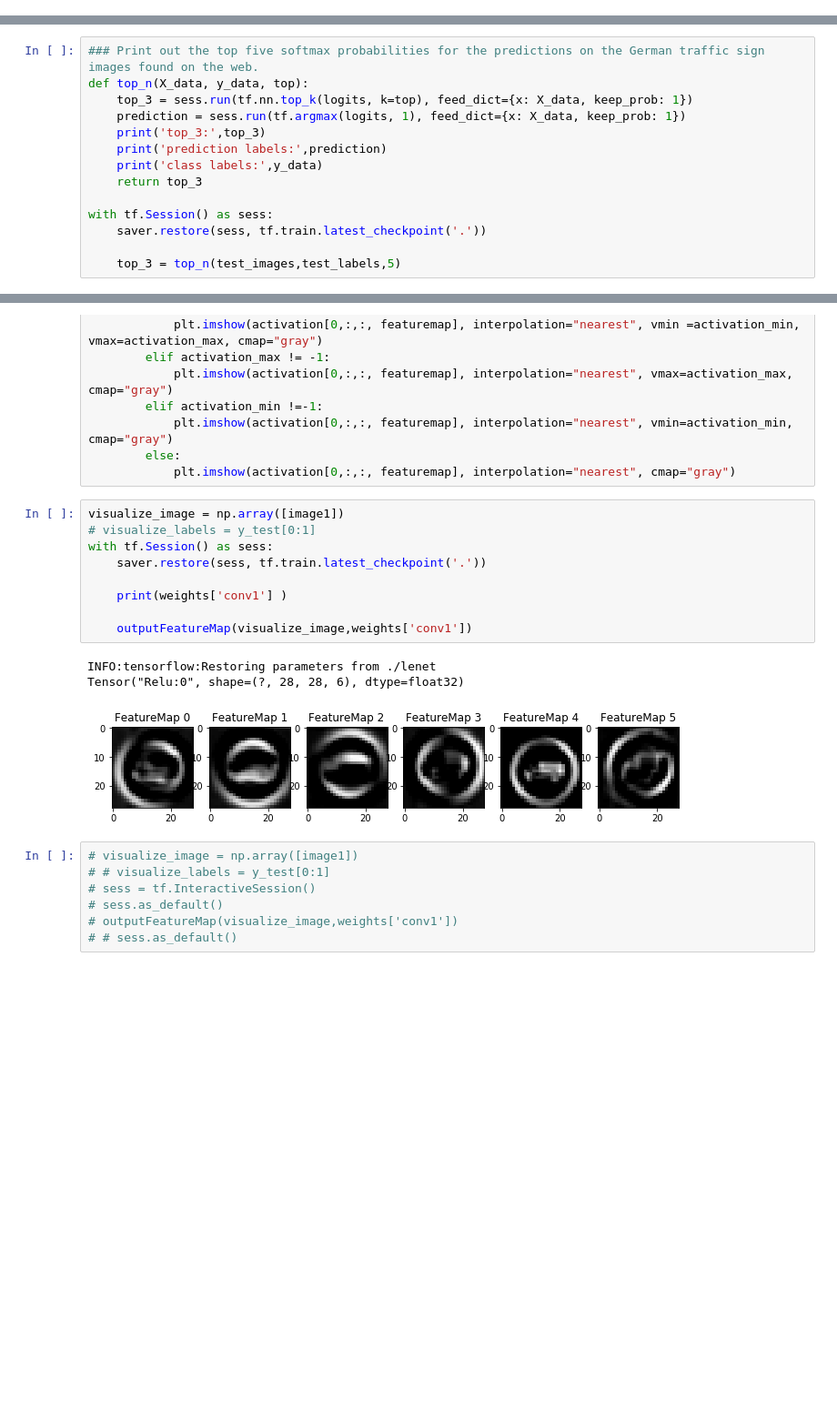
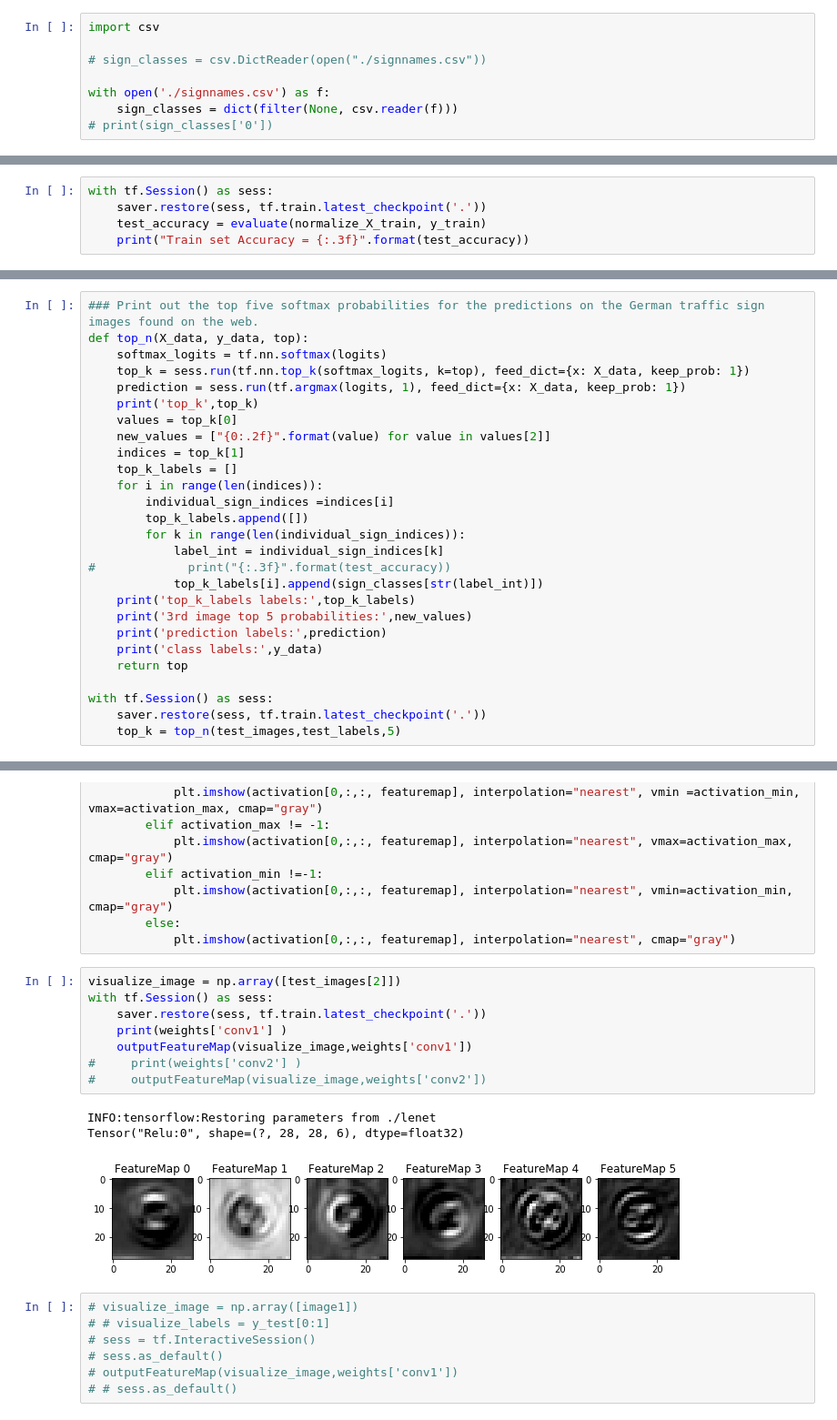
Before and after one commit to yingCMU/traffic_sign_classifier, a Jupyter notebook: Traffic_Sign_Classifier.ipynb, the cells around one changed output, grey strips where cells are left out. Shown: that part at 91% size. Drawn from its saved outputs; the diff is of its cells as text; blank space fills up the shorter version.

```diff
--- a/Traffic_Sign_Classifier.ipynb
+++ b/Traffic_Sign_Classifier.ipynb
@@ -414,0 +383,8 @@ test_labels = y_test[0:5]
+# %%
+import csv
+
+# sign_classes = csv.DictReader(open("./signnames.csv"))
+
+with open('./signnames.csv') as f:
+    sign_classes = dict(filter(None, csv.reader(f)))
+# print(sign_classes['0'])
@@ -449,0 +448,5 @@ Test Accuracy = 0.937
+# %%
+with tf.Session() as sess:
+    saver.restore(sess, tf.train.latest_checkpoint('.'))
+    test_accuracy = evaluate(normalize_X_train, y_train)
+    print("Train set Accuracy = {:.3f}".format(test_accuracy))
@@ -490,16 +496,29 @@ Looking just at the first row we get `[ 0.34763842,  0.24879643,  0.12789202]`,
 # %%
 ### Print out the top five softmax probabilities for the predictions on the German traffic sign images found on the web.
 def top_n(X_data, y_data, top):
-    top_3 = sess.run(tf.nn.top_k(logits, k=top), feed_dict={x: X_data, keep_prob: 1})
+    softmax_logits = tf.nn.softmax(logits)
+    top_k = sess.run(tf.nn.top_k(softmax_logits, k=top), feed_dict={x: X_data, keep_prob: 1})
     prediction = sess.run(tf.argmax(logits, 1), feed_dict={x: X_data, keep_prob: 1})
-    print('top_3:',top_3)
+    print('top_k',top_k)
+    values = top_k[0]
+    new_values = ["{0:.2f}".format(value) for value in values[2]]
+    indices = top_k[1]
+    top_k_labels = []
+    for i in range(len(indices)):
+        individual_sign_indices =indices[i]
+        top_k_labels.append([])
+        for k in range(len(individual_sign_indices)):
+            label_int = individual_sign_indices[k]
+#             print("{:.3f}".format(test_accuracy))
+            top_k_labels[i].append(sign_classes[str(label_int)])
+    print('top_k_labels labels:',top_k_labels)
+    print('3rd image top 5 probabilities:',new_values)
     print('prediction labels:',prediction)
     print('class labels:',y_data)
-    return top_3
+    return top
 
 with tf.Session() as sess:
     saver.restore(sess, tf.train.latest_checkpoint('.'))
-
-    top_3 = top_n(test_images,test_labels,5)
+    top_k = top_n(test_images,test_labels,5)
 # %% [output]
 INFO:tensorflow:Restoring parameters from ./lenet
@@ -575,18 +596,17 @@ def outputFeatureMap(image_input, tf_activation, activation_min=-1, activation_m
         else:
             plt.imshow(activation[0,:,:, featuremap], interpolation="nearest", cmap="gray")
 # %%
-visualize_image = np.array([image1])
-# visualize_labels = y_test[0:1]
+visualize_image = np.array([test_images[2]])
 with tf.Session() as sess:
     saver.restore(sess, tf.train.latest_checkpoint('.'))
-
     print(weights['conv1'] )
-
     outputFeatureMap(visualize_image,weights['conv1'])
+#     print(weights['conv2'] )
+#     outputFeatureMap(visualize_image,weights['conv2'])
 # %% [output]
 INFO:tensorflow:Restoring parameters from ./lenet
 Tensor("Relu:0", shape=(?, 28, 28, 6), dtype=float32)
-[figure, old version]
+[figure, new version]
 # %%
 # visualize_image = np.array([image1])
 # # visualize_labels = y_test[0:1]
```
Also changed, not shown: parts of 11 cells of this notebook, 6 other files.
